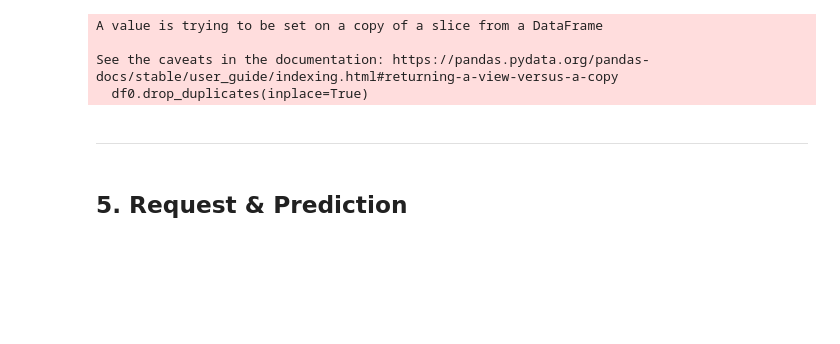
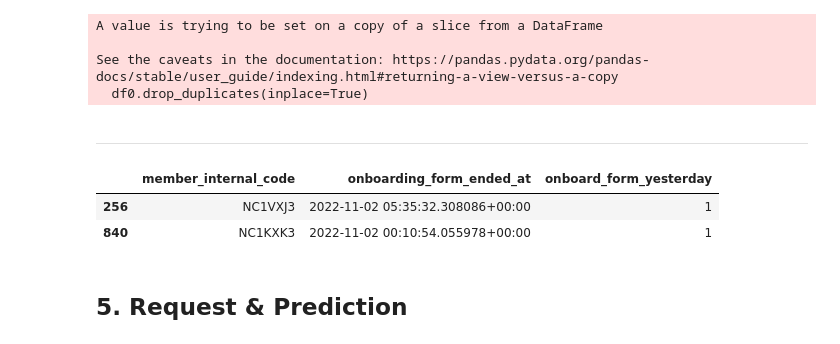
Before and after one commit to luizhsuperti/alice-coding, a Jupyter notebook: caremel_predict/notebooks/00_main.ipynb, the cells around one changed output. Cells and saved outputs as stored; diff of their text form; code cells hidden in the pictures; blank space fills up the shorter version.

```diff
--- a/caremel_predict/notebooks/00_main.ipynb
+++ b/caremel_predict/notebooks/00_main.ipynb
@@ -807,6 +807,12 @@ ml_df['member_valid_for_caremel'] = np.where(ml_df['status_onboarding_curated']=
 ***
 # %%
 ml_df['onboard_form_yesterday'] = np.where(ml_df['onboarding_form_ended_at'].apply(lambda x: pd.to_datetime(x, errors = 'coerce').date() ) == date.today() - timedelta(days=1),1,0)
+# %%
+ml_df[ml_df['onboard_form_yesterday']==1][['member_internal_code','onboarding_form_ended_at','onboard_form_yesterday']]
+# %% [output]
+|  | member_internal_code | onboarding_form_ended_at | onboard_form_yesterday |
+| 256 | NC1VXJ3 | 2022-11-02 05:35:32.308086+00:00 | 1 |
+| 840 | NC1KXK3 | 2022-11-02 00:10:54.055978+00:00 | 1 |
 # %%
 caremel_input = ml_df[(ml_df['caremel_pipe_input']!=-1) & (ml_df['member_valid_for_caremel']==1) & (ml_df['onboard_form_yesterday']==1)]
 caremel_input = caremel_input.drop(columns = ['status_onboarding_curated', 'onboarding_form_ended_at', 'follow_up_expected', 'member_valid_for_caremel', 'onboard_form_yesterday'])
```
Also changed, not shown: parts of 2 cells of this notebook, 1 other file.
